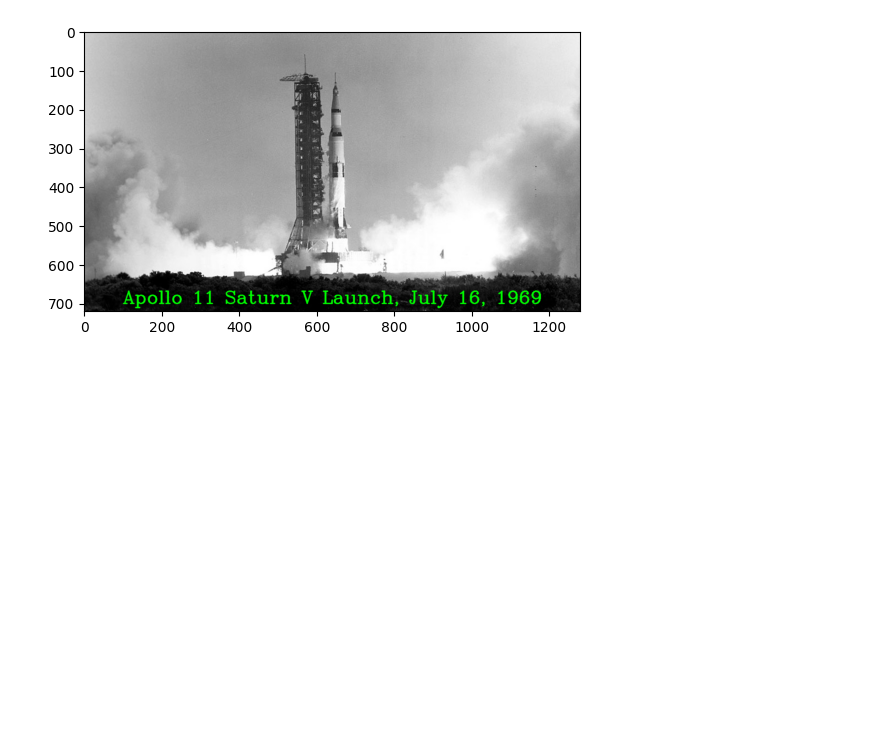
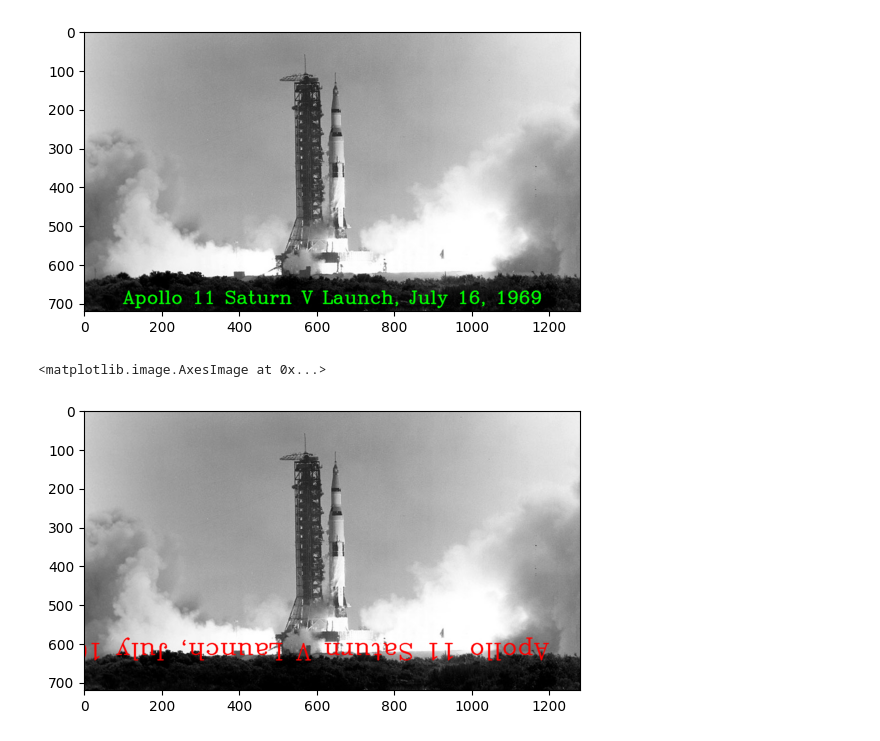
Before and after one commit to Shoyeb45/PythonBasic, a Jupyter notebook: OpenCVLearning/Images/image_annotations.ipynb, the cells around one changed output. Saved outputs shown, nothing was run; the diff lists cells and outputs as text; code cells hidden in the pictures; blank space fills up the shorter version.

```diff
--- a/OpenCVLearning/Images/image_annotations.ipynb
+++ b/OpenCVLearning/Images/image_annotations.ipynb
@@ -182,3 +190,11 @@ plt.imshow(image_text)
 # %% [output]
 <matplotlib.image.AxesImage at 0x...>
 [figure]
+# %%
+image_text = orig_img.copy()
+
+cv.putText(image_text, "Apollo 11 Saturn V Launch, July 16, 1969", (1200, 600), cv.FONT_HERSHEY_COMPLEX, -2, (255, 0, 0), 2, cv.LINE_AA)
+plt.imshow(image_text)
+# %% [output]
+<matplotlib.image.AxesImage at 0x...>
+[figure, added]
```
Also changed, not shown: parts of 2 cells of this notebook.
